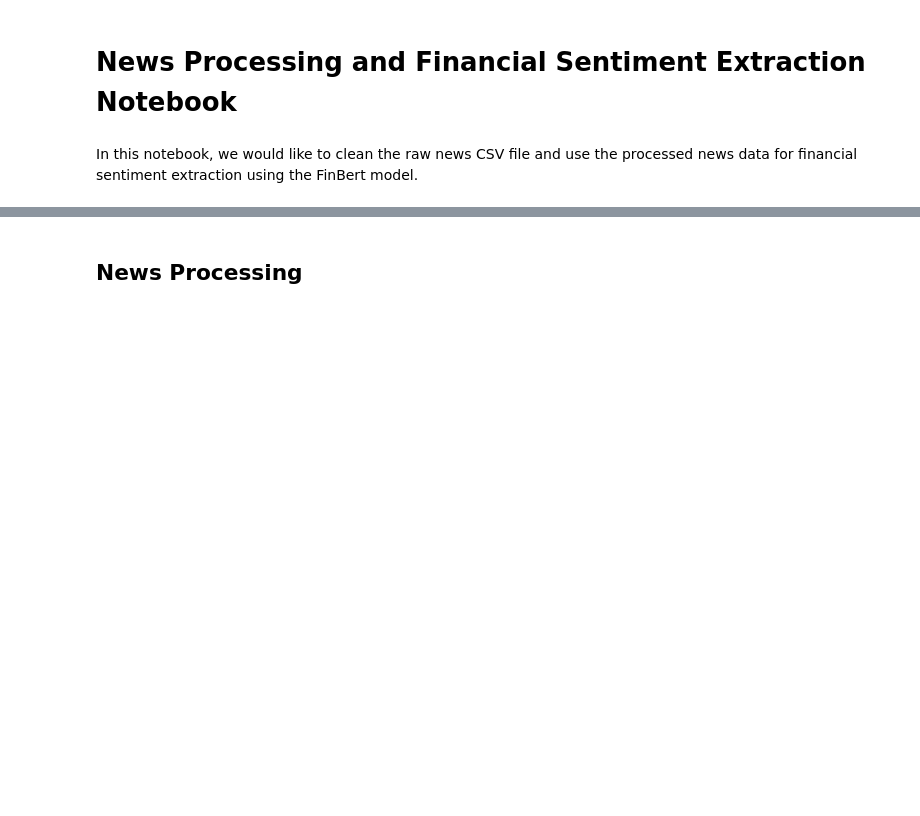
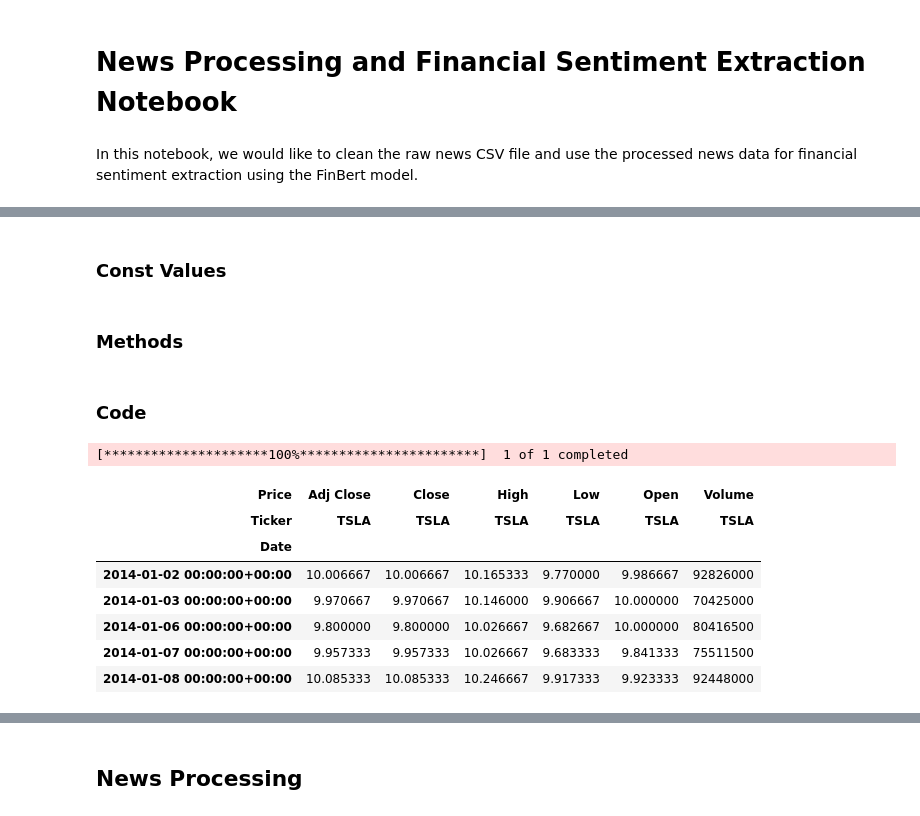
Before and after one commit to mega5800/algo-trading-system, a Jupyter notebook: Code/Financial_Sentiment_Extraction_System.ipynb, the cells around one changed output, grey strips where cells are left out. Drawn from its saved outputs; the diff is of its cells as text; code cells hidden in the pictures; blank space fills up the shorter version.

```diff
--- a/Code/Financial_Sentiment_Extraction_System.ipynb
+++ b/Code/Financial_Sentiment_Extraction_System.ipynb
@@ -4,0 +32,2 @@ In this notebook, we would like to clean the raw news CSV file and use the proce
+# %% [markdown]
+### Const Values
@@ -4,0 +36,2 @@ In this notebook, we would like to clean the raw news CSV file and use the proce
+# %% [markdown]
+### Methods
@@ -4,0 +41,23 @@ In this notebook, we would like to clean the raw news CSV file and use the proce
+# %% [markdown]
+### Code
+# %%
+ticker = "TSLA"
+data_csv_file_path = f"../Data/PAPER_{ticker}_data.csv"
+
+data_df = yf.download(
+    ticker,
+    start="2014-01-01",
+    end="2020-01-01"
+)
+
+data_df.head()
+# %% [output]
+[*********************100%***********************]  1 of 1 completed
+| Price | Adj Close | Close | High | Low | Open | Volume |
+| Ticker | TSLA | TSLA | TSLA | TSLA | TSLA | TSLA |
+| Date |  |  |  |  |  |  |
+| 2014-01-02 00:00:00+00:00 | 10.006667 | 10.006667 | 10.165333 | 9.770000 | 9.986667 | 92826000 |
+| 2014-01-03 00:00:00+00:00 | 9.970667 | 9.970667 | 10.146000 | 9.906667 | 10.000000 | 70425000 |
+| 2014-01-06 00:00:00+00:00 | 9.800000 | 9.800000 | 10.026667 | 9.682667 | 10.000000 | 80416500 |
+| 2014-01-07 00:00:00+00:00 | 9.957333 | 9.957333 | 10.026667 | 9.683333 | 9.841333 | 75511500 |
+| 2014-01-08 00:00:00+00:00 | 10.085333 | 10.085333 | 10.246667 | 9.917333 | 9.923333 | 92448000 |
```
Also changed, not shown: parts of 19 cells of this notebook, 5 other files.
